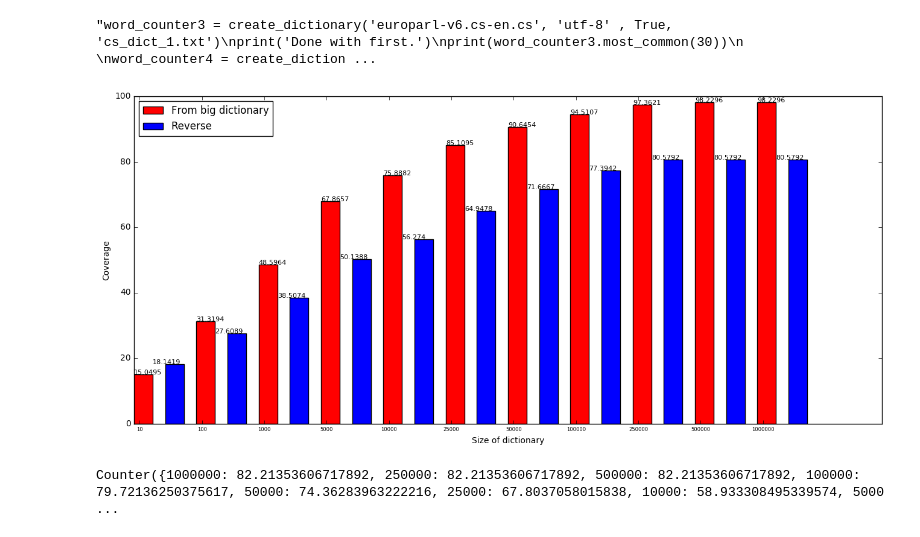
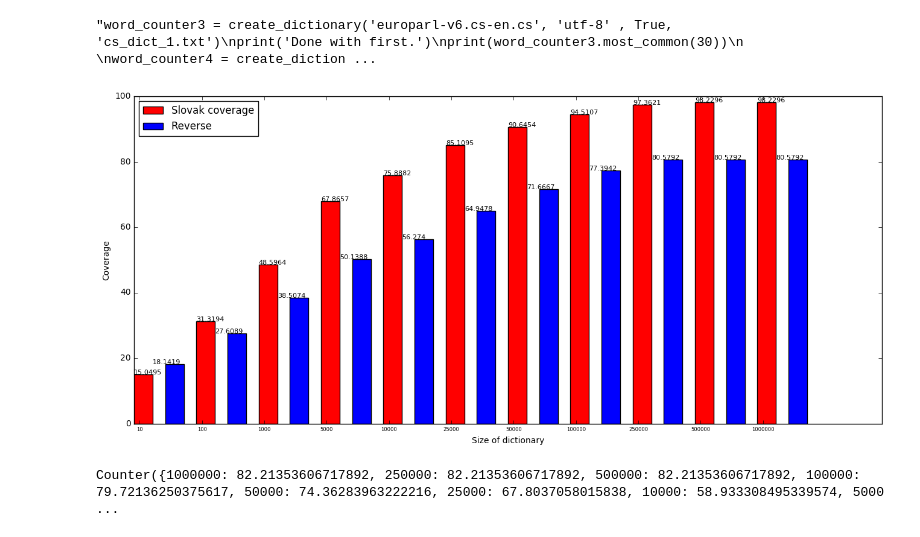
Before and after one commit to viktorburjan/temalabor, a Jupyter notebook: NPL.ipynb, the cells around one changed output. Drawn from its saved outputs; the diff is of its cells as text; code cells hidden in the pictures.

```diff
--- a/NPL.ipynb
+++ b/NPL.ipynb
@@ -205,11 +205,11 @@ print(word_counter4.most_common(30))'''
 # %%
 sk_counter = create_counter_from_file('sk_dict_1.txt')
 sk_counter2 = create_counter_from_file('sk_dict_2.txt')
 result = count_coverage(sk_counter2,sk_counter )
 result_rev = count_coverage(sk_counter, sk_counter2)
-print_bar(result, result_rev, 'From big dictionary','Reverse')
+print_bar(result, result_rev, 'Slovak coverage','Reverse')
 # %% [output]
-[figure, old version]
+[figure, new version]
 # %%
 czech_counter = create_counter_from_file('cs_dict_1.txt')
 #print(word_counter.most_common(3))
```
Also changed, not shown: parts of 2 cells of this notebook.
